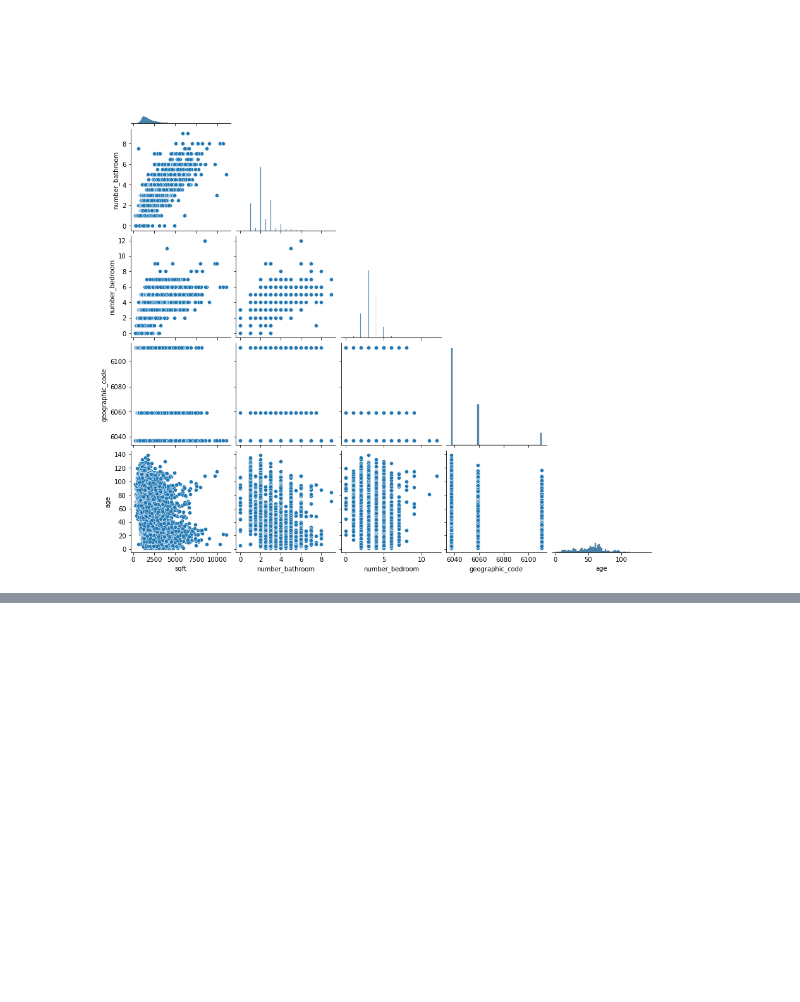
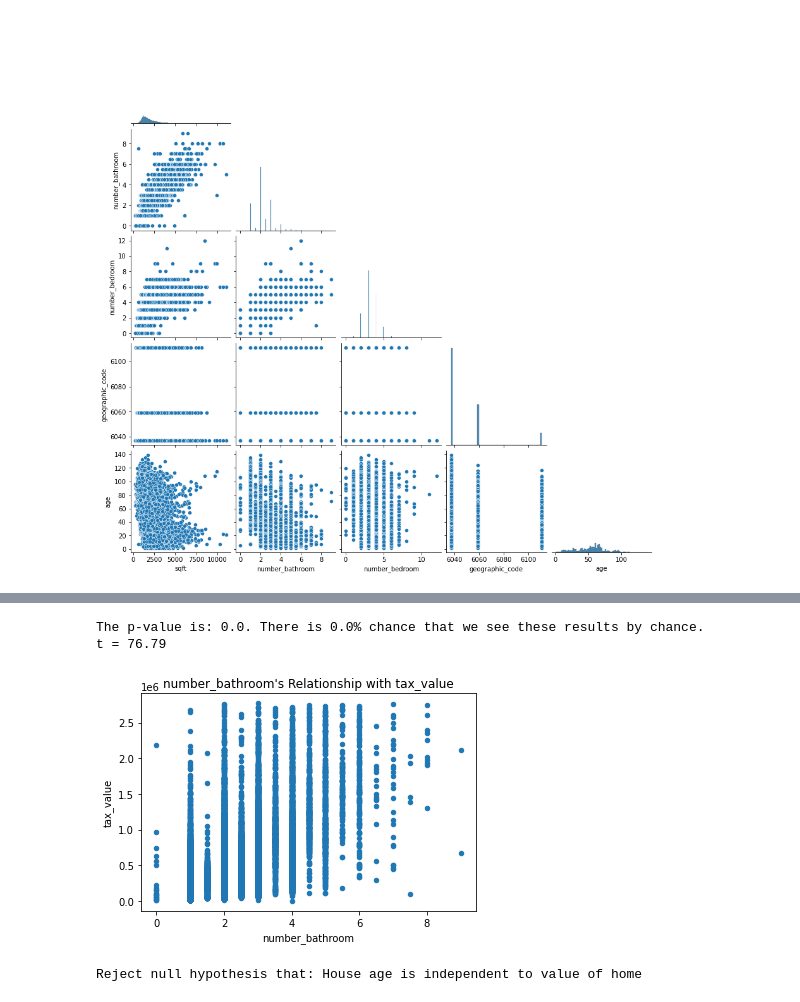
Before and after one commit to Olivert75/regression_project, a Jupyter notebook: final_notebook.ipynb, the cells around one changed output, grey strips where cells are left out. Drawn from its saved outputs; the diff is of its cells as text; code cells hidden in the pictures; blank space fills up the shorter version.

```diff
--- a/final_notebook.ipynb
+++ b/final_notebook.ipynb
@@ -137,0 +179,24 @@ exp.plot_pairplot(train, cols, hue=None)
+# %%
+#bathrooms and tax_value
+exp.correlation_exploration(train, 'number_bathroom', 'tax_value',t ,p)
+# %% [output]
+The p-value is: 0.0. There is 0.0% chance that we see these results by chance.
+t = 76.79
+[figure, added]
+# %%
+# a t test for age, I picked 10 because I would say any house made within the decade is considered fairly new.
+# The results suggest there is not much of a difference in value of homes depending on age.
+null_hypothesis = "House age is independent to value of home"
+alternative_hypothesis = "A house being 10 years or older, or less than 10 years, have an affect on value"
+a = 0.05 #a for alpha
+
+old_houses = train[train.age>=10]
+new_houses = train[train.age<10]
+t, p = stats.ttest_ind(old_houses.tax_value, new_houses.tax_value)
+
+if p < a:
+    print(f'Reject null hypothesis that: {null_hypothesis}')
+else:
+    print(f'Fail to reject null hypothesis that: {null_hypothesis} There is not sufficient evidence to reject it.')
+# %% [output]
+Reject null hypothesis that: House age is independent to value of home
```
Also changed, not shown: parts of 9 cells of this notebook.
